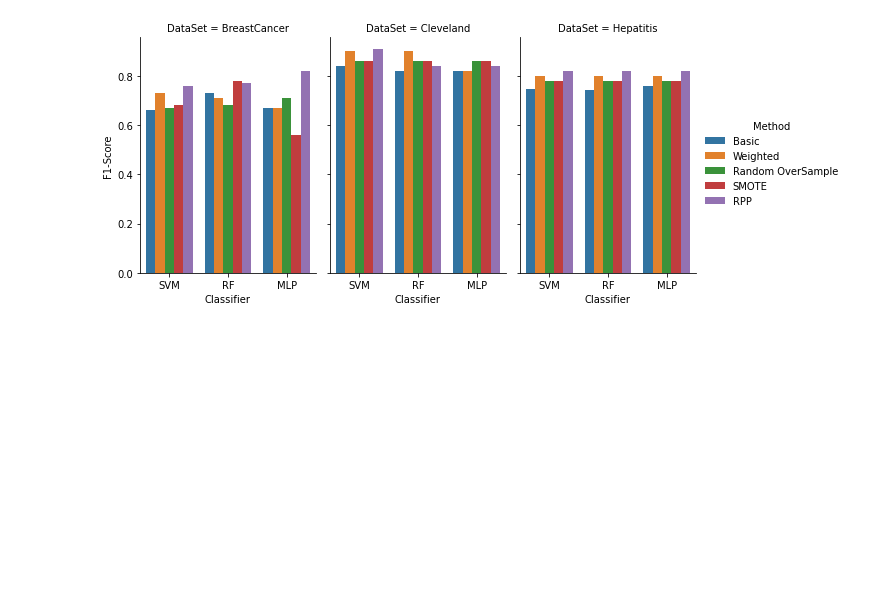
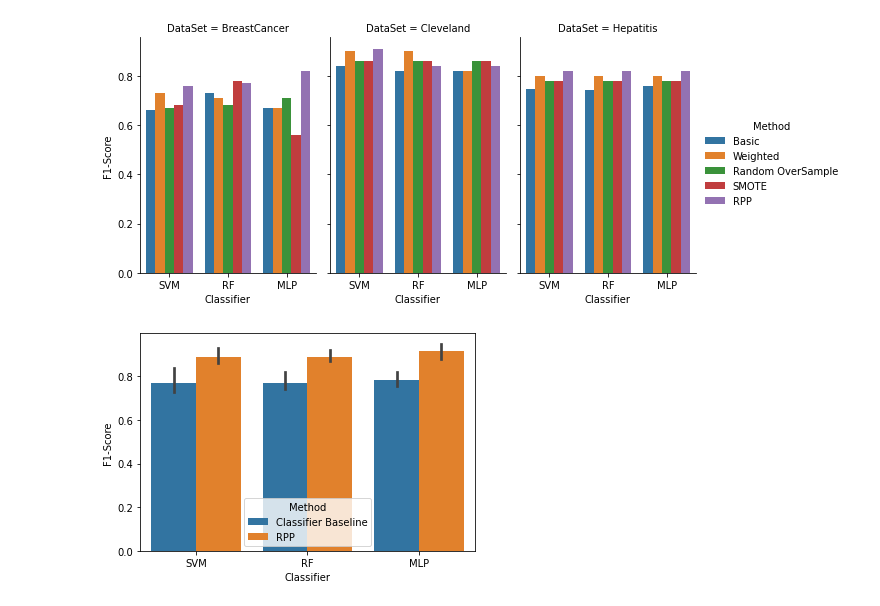
Before and after one commit to BlackCurrantDS/Mining-Rare-Association-Rules, a Jupyter notebook: Compare_classifier_scores_Paper.ipynb, the cells around one changed output. Drawn from its saved outputs; the diff is of its cells as text; code cells hidden in the pictures; blank space fills up the shorter version.

```diff
--- a/Compare_classifier_scores_Paper.ipynb
+++ b/Compare_classifier_scores_Paper.ipynb
@@ -130,0 +137,17 @@ plt.savefig("Paper_F1_Score_sampling.png",bbox_inches='tight')
+# %%
+data = [['SVM', 'BreastCancer', .73, 'Classifier Baseline'], ['SVM', 'BreastCancer', .86, 'RPP']
+        ,['RF', 'BreastCancer', .75, 'Classifier Baseline'], ['RF', 'BreastCancer', .87, 'RPP']
+        ,['MLP', 'BreastCancer', .77, 'Classifier Baseline'], ['MLP', 'BreastCancer', .95 , 'RPP']
+        ,['SVM', 'Cleveland', .84, 'Classifier Baseline'], ['SVM', 'Cleveland', .93, 'RPP']
+        ,['RF', 'Cleveland', .82, 'Classifier Baseline'], ['RF', 'Cleveland', .92, 'RPP']
+        ,['MLP', 'Cleveland', .82, 'Classifier Baseline'], ['MLP', 'Cleveland', .92 , 'RPP']
+        ,['SVM', 'Hepatitis', .7461, 'Classifier Baseline'], ['SVM', 'Hepatitis', .88, 'RPP']
+        ,['RF', 'Hepatitis', .744, 'Classifier Baseline'], ['RF', 'Hepatitis', .88, 'RPP']
+        ,['MLP', 'Hepatitis', 0.757, 'Classifier Baseline'], ['MLP', 'Hepatitis', .88 , 'RPP']
+        ]
+# %%
+df = pd.DataFrame(data, columns = ['Classifier', 'DataSet', 'F1-Score', 'Method'])
+# %%
+ax = sns.barplot(x="Classifier", y="F1-Score", hue="Method", data=df)
+# %% [output]
+[figure, added]
```
Also changed, not shown: parts of 3 cells of this notebook.
